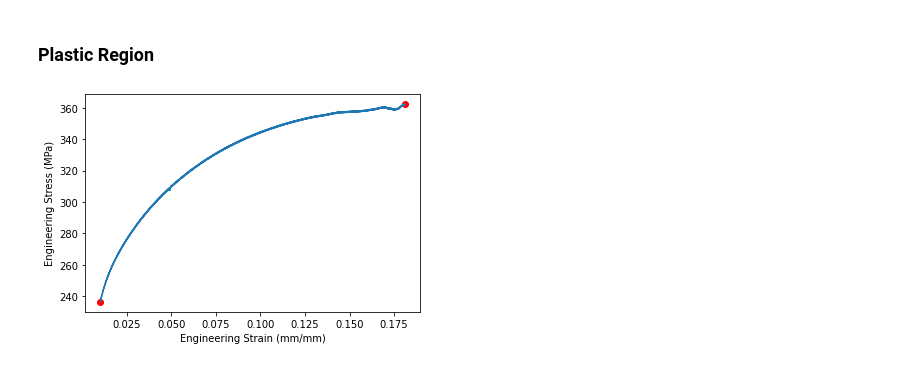
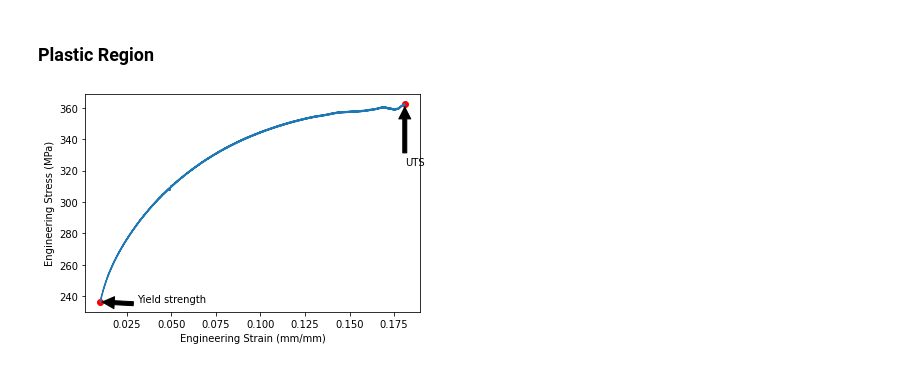
Before and after one commit to algomaster99/meta-btp, a Jupyter notebook: engineering_strain_stress.ipynb, the cells around one changed output. Drawn from its saved outputs; the diff is of its cells as text; code cells hidden in the pictures.

Commit message:
Annotate YS and UTS

```diff
--- a/engineering_strain_stress.ipynb
+++ b/engineering_strain_stress.ipynb
@@ -213,17 +213,31 @@ Ultimate Tensile Strength is 362.20079200000004 MPa at 18.095% elongation.
 # %%
 fig, ax = plt.subplots(1,1)
 
 ax.plot(x[intersection[0]], y_smooth[intersection[0]], 'ro') # YS
 ax.plot(uts_strain, uts, 'ro') # UTS
+
+ax.annotate(
+    'Yield strength',
+    xy=(x[intersection[0]], y_smooth[intersection[0]]),
+    xytext =(x[intersection[0]+len(x)//10], y_smooth[intersection[0]]),
+    arrowprops = dict(facecolor ='black', shrink = 0.05),
+),
+ax.annotate(
+    'UTS',
+    xy=(uts_strain, uts),
+    xytext =(uts_strain, uts-y_smooth[len(y_smooth)//200]),
+    arrowprops = dict(facecolor ='black', shrink = 0.05),
+)
+
 # there is only one intersection point
 start = intersection[0]
 end = uts_abscissa+1
 ax.plot(x[start:end], y_smooth[start:end])
 # supresses ouput while setting x,y labels
 _ = ax.set_xlabel(x_label)
 _ = ax.set_ylabel(y_label)
 # %% [output]
-[figure, old version]
+[figure, new version]
 # %%
 x_plastic_region = x[start:end]
 y_smooth_plastic_region = y_smooth[start:end]
```
